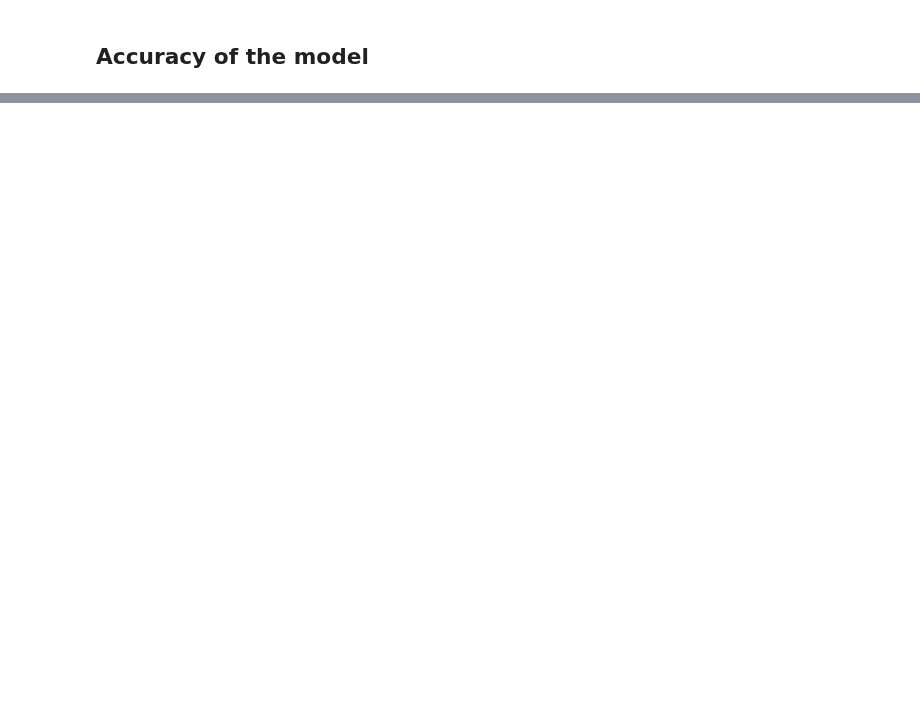
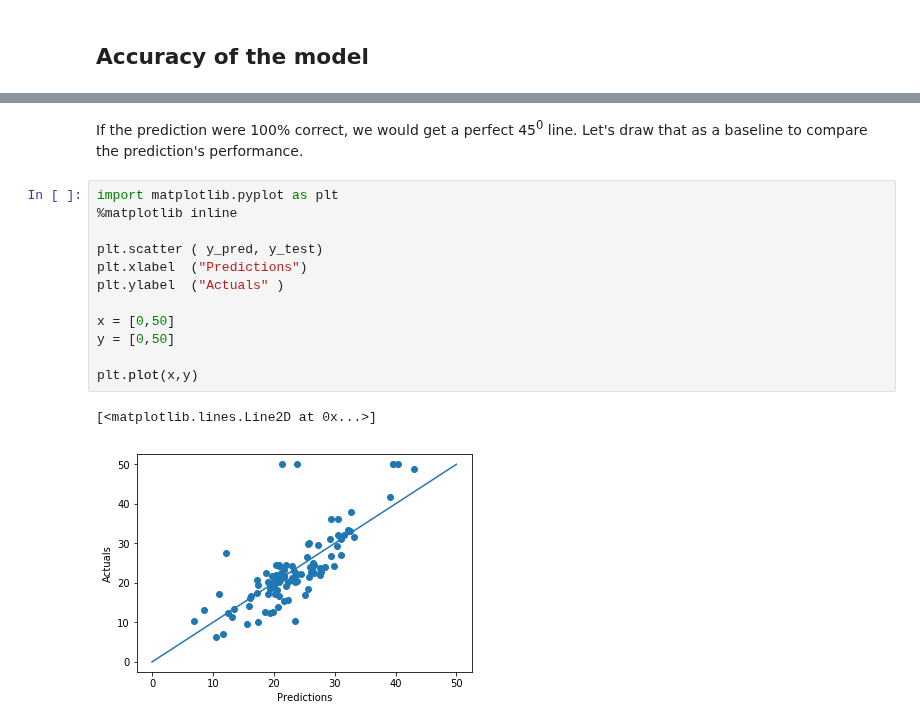
Before and after one commit to hotcode002/Machine-Learning-with-Python, a Jupyter notebook: week_2_math/day_3_linear_regression/linear_regression.ipynb, the cells around one changed output, grey strips where cells are left out. Drawn from its saved outputs; the diff is of its cells as text; blank space fills up the shorter version.

```diff
--- a/week_2_math/day_3_linear_regression/linear_regression.ipynb
+++ b/week_2_math/day_3_linear_regression/linear_regression.ipynb
@@ -1115,0 +1478,17 @@ Now, you might have a question here. When you already have the **RMSE** to measu
+# %% [markdown]
+If the prediction were 100% correct, we would get a perfect 45<sup>0</sup> line. Let's draw that as a baseline to compare the prediction's performance.
+# %%
+import matplotlib.pyplot as plt
+%matplotlib inline
+
+plt.scatter ( y_pred, y_test)
+plt.xlabel  ("Predictions")
+plt.ylabel  ("Actuals" )
+
+x = [0,50]
+y = [0,50]
+
+plt.plot(x,y)
+# %% [output]
+[<matplotlib.lines.Line2D at 0x...>]
+[figure, added]
```
Also changed, not shown: parts of 55 cells of this notebook, 8 other files.
